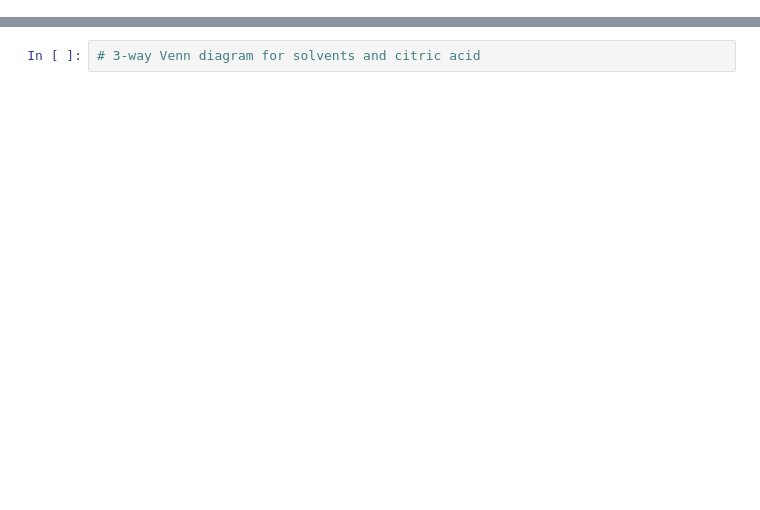
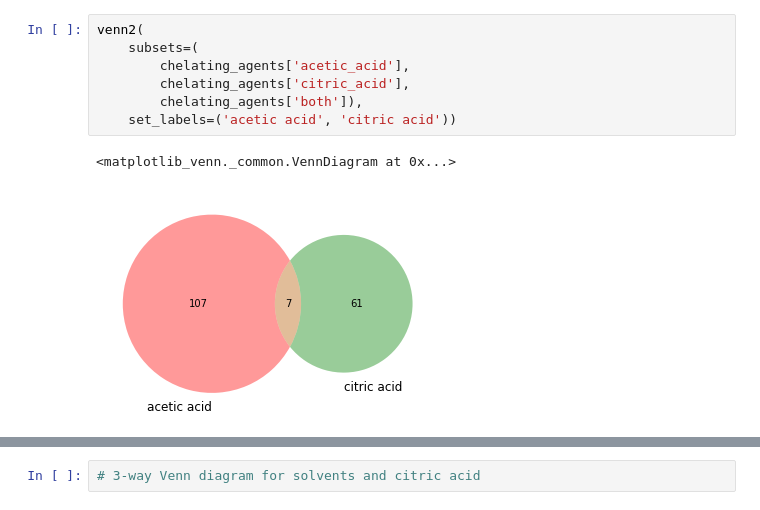
Before and after one commit to kevcruse96/bfo-impurityphase-analysis, a Jupyter notebook: exp_paper_figures.ipynb, the cells around one changed output, grey strips where cells are left out. Cells and saved outputs as stored; diff of their text form; blank space fills up the shorter version.

```diff
--- a/exp_paper_figures.ipynb
+++ b/exp_paper_figures.ipynb
@@ -161,0 +345,10 @@ venn2(
+# %%
+venn2(
+    subsets=(
+        chelating_agents['acetic_acid'],
+        chelating_agents['citric_acid'],
+        chelating_agents['both']),
+    set_labels=('acetic acid', 'citric acid'))
+# %% [output]
+<matplotlib_venn._common.VennDiagram at 0x...>
+[figure, added]
```
Also changed, not shown: parts of 19 cells of this notebook, 8 other files.
